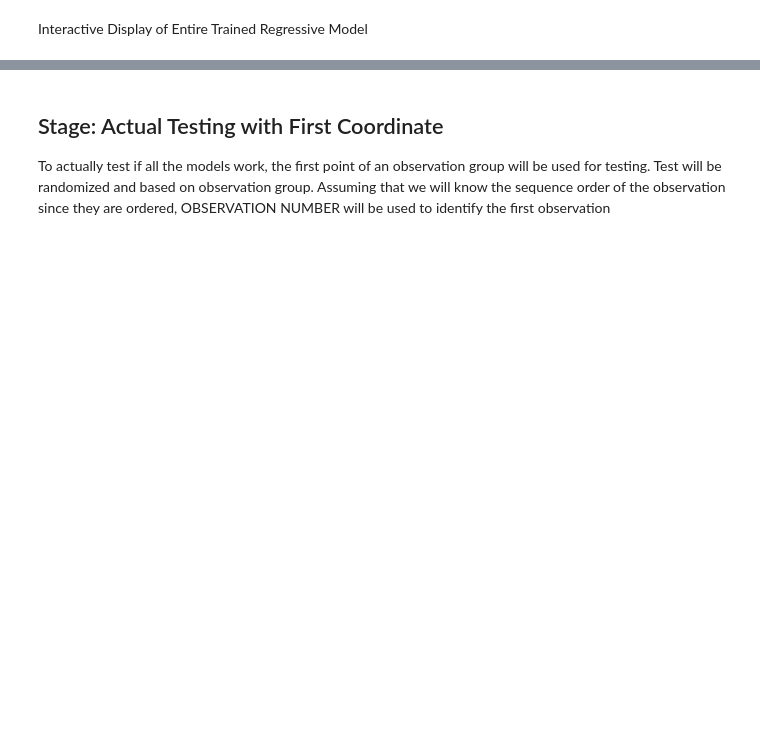
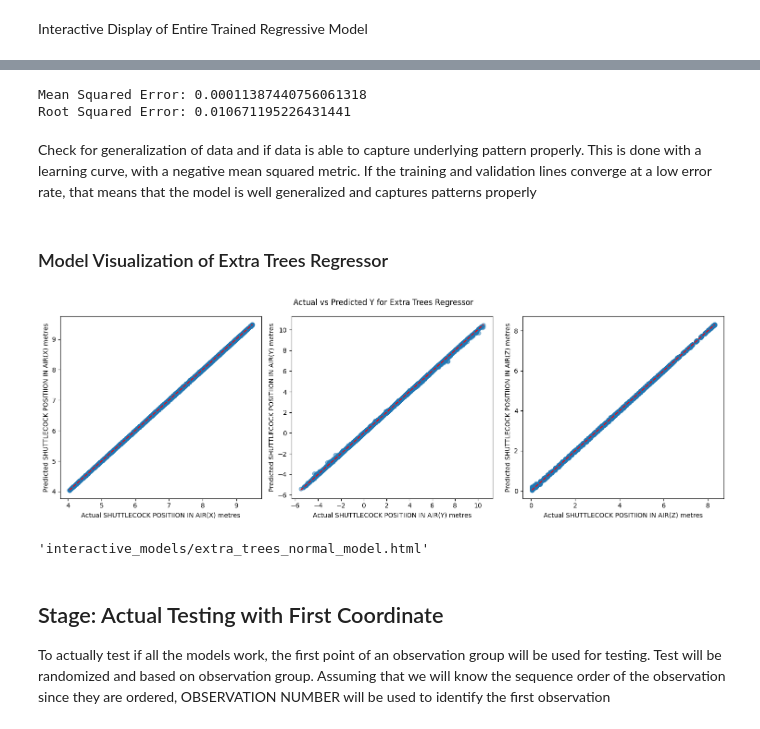
Before and after one commit to mtwchuang/CSC3005-Shuttlecock-Trajectory-Estimation, a Jupyter notebook: regression_approach_normal_input.ipynb, the cells around one changed output, grey strips where cells are left out. Cells and saved outputs as stored; diff of their text form; code cells hidden in the pictures; blank space fills up the shorter version.

```diff
--- a/regression_approach_normal_input.ipynb
+++ b/regression_approach_normal_input.ipynb
@@ -397,0 +511,5 @@ KeyError: 'SHUTTLECOCK POSITIION IN AIR(X ) metres'
+# %%
+# Define the Extra Trees Regressor
+model_ExtraTrees = ExtraTreesRegressor()
+model_ExtraTrees.fit(X_train_Regression, Y_train_Regression)
+y_pred_ET = model_ExtraTrees.predict(X_test_Regression)
@@ -397,0 +519,10 @@ KeyError: 'SHUTTLECOCK POSITIION IN AIR(X ) metres'
+# %%
+mse_ET = mean_squared_error(Y_test_Regression, y_pred_ET)
+print("Mean Squared Error:", mse_ET)
+rmse_ET = math.sqrt(mse_ET)
+print("Root Squared Error:", rmse_ET)
+# %% [output]
+Mean Squared Error: 0.00011387440756061318
+Root Squared Error: 0.010671195226431441
+# %% [markdown]
+Check for generalization of data and if data is able to capture underlying pattern properly. This is done with a learning curve, with a negative mean squared metric. If the training and validation lines converge at a low error rate, that means that the model is well generalized and captures patterns properly
@@ -398,3 +550,66 @@ KeyError: 'SHUTTLECOCK POSITIION IN AIR(X ) metres'
+# %% [markdown]
+### Model Visualization of Extra Trees Regressor
+# %%
+# Plotting the scatterplot
+fig, ax = plt.subplots(1, 3, figsize=(15, 5))
+
+# Plotting for each target variable
+for i, target in enumerate(Y_features_Regression.columns):
+    ax[i].scatter(Y_test_Regression[target], y_pred_ET[:, i], alpha=0.5)
+    ax[i].plot([Y_test_Regression[target].min(), Y_test_Regression[target].max()], [Y_test_Regression[target].min(), Y_test_Regression[target].max()], 'r--')
+    ax[i].set_xlabel('Actual ' + target)
+    ax[i].set_ylabel('Predicted ' + target)
+
+plt.suptitle('Actual vs Predicted Y for Extra Trees Regressor')
+plt.tight_layout()
+plt.show()
+# %% [output]
+[figure, added]
+# %%
+# Create traces for actual and predicted values
+actual_trace = go.Scatter3d(
+    x=Y_test_Regression['SHUTTLECOCK POSITIION IN AIR(X) metres'],
+    y=Y_test_Regression['SHUTTLECOCK POSITIION IN AIR(Y) metres'],
+    z=Y_test_Regression['SHUTTLECOCK POSITIION IN AIR(Z) metres'],
+    name='Actual',
+    mode='markers',
+    marker=dict(
+        color='blue',
+        size=3,
+        symbol='circle'
+    )
+)
+
+predicted_trace = go.Scatter3d(
+    x=y_pred_ET[:, 0],
+    y=y_pred_ET[:, 1],
+    z=y_pred_ET[:, 2],
+    name='Predicted',
+    mode='markers',
+    marker=dict(
+        color='red',
+        size=3,
+        symbol='circle'
+    )
+)
+
+# Create layout
+layout = go.Layout(
+    title='Actual vs Predicted Shuttlecock Positions for Extra Trees Regressor',
+    scene=dict(
+        xaxis=dict(title='X'),
+        yaxis=dict(title='Y'),
+        zaxis=dict(title='Z')
+    )
+)
+
+# Create figure
+fig = go.Figure(data=[actual_trace, predicted_trace], layout=layout)
+
+# Save the plot as an HTML file
+plot(fig, filename='interactive_models/extra_trees_normal_model.html')
+# %% [output]
+'interactive_models/extra_trees_normal_model.html'
 # %% [markdown]
 ## Stage: Actual Testing with First Coordinate
 To actually test if all the models work, the first point of an observation group will be used for testing. Test will be randomized and based on observation group. Assuming that we will know the sequence order of the observation since they are ordered, OBSERVATION NUMBER will be used to identify the first observation
```
Also changed, not shown: parts of 50 cells of this notebook, 7 other files.
